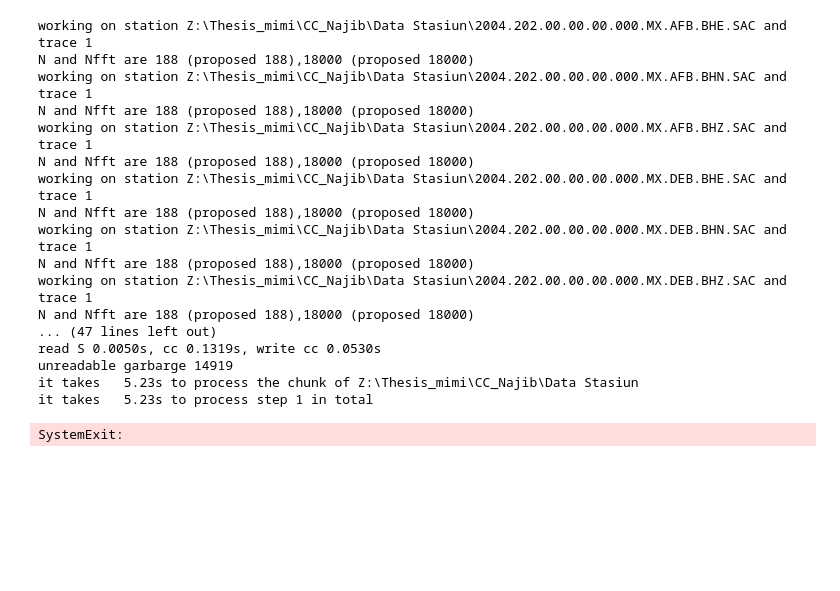
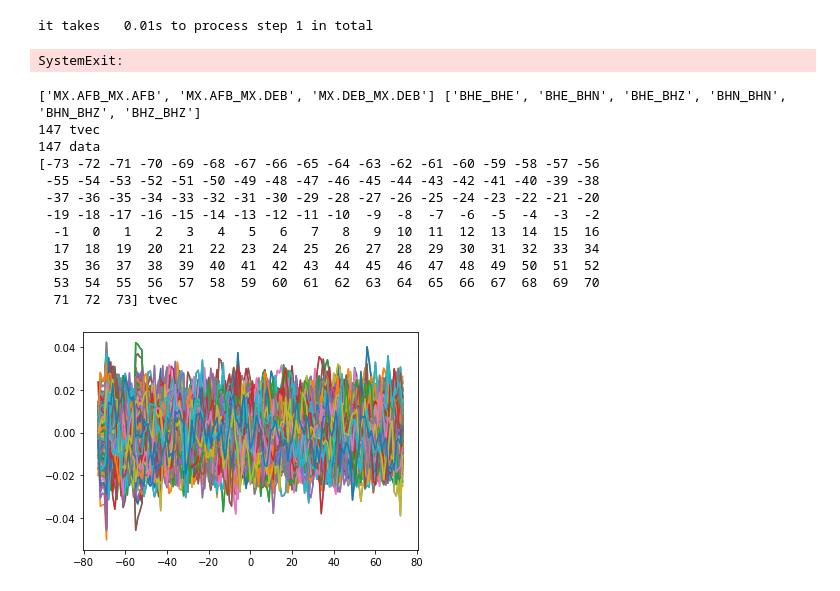
Before and after one commit to najibuhuy/cross-correlation, a Jupyter notebook: cc_rev.ipynb, the cells around one changed output. Saved outputs shown, nothing was run; the diff lists cells and outputs as text; code cells hidden in the pictures; blank space fills up the shorter version.

Commit message:
Create func for read .h5 file

```diff
--- a/cc_rev.ipynb
+++ b/cc_rev.ipynb
@@ -47,21 +47,21 @@ tt0=time.time()
 ########################################
 
 # absolute path parameters
-rootpath  = r'Z:\Thesis_mimi\CC_Najib'                                      # root path for this data processing
+rootpath  = r'/Users/iotsoftwareengineer/cross-correlation-noisepy'                                      # root path for this data processing
 CCFDIR    = os.path.join(rootpath,'CCF')                                    # dir to store CC data
 DATADIR   = os.path.join(rootpath,'Data Stasiun')                               # dir where noise data is located
 local_data_path = os.path.join(rootpath,'Data Stasiun')                         # absolute dir where SAC files are stored: this para is VERY IMPORTANT and has to be RIGHT if input_fmt is not h5 for asdf!!!
 locations = os.path.join(DATADIR,'station.txt')                             # station info including network,station,channel,latitude,longitude,elevation: only needed when input_fmt is not h5 for asdf
 
 # some control parameters
-input_fmt   = 'sac'                                                          # string: 'h5', 'sac','mseed'
+input_fmt   = 'SAC'                                                          # string: 'h5', 'sac','mseed'
 freq_norm   = 'rma'                                                         # 'no' for no whitening, or 'rma' for running-mean average, 'phase_only' for sign-bit normalization in freq domain.
 time_norm   = 'no'                                                          # 'no' for no normalization, or 'rma', 'one_bit' for normalization in time domain
 cc_method   = 'xcorr'                                                       # 'xcorr' for pure cross correlation, 'deconv' for deconvolution; FOR "COHERENCY" PLEASE set freq_norm to "rma", time_norm to "no" and cc_method to "xcorr"
 flag        = True                                                          # print intermediate variables and computing time for debugging purpose
 acorr_only  = False                                                         # only perform auto-correlation
 xcorr_only  = True                                                          # only perform cross-correlation or not
-ncomp       = 2                                                             # 1 or 3 component data (needed to decide whether do rotation)
+ncomp       = 1                                                             # 1 or 3 component data (needed to decide whether do rotation)
 
 # station/instrument info for input_fmt=='sac' or 'mseed'
 stationxml = False                                                          # station.XML file used to remove instrument response for SAC/miniseed data
@@ -205,7 +205,6 @@ for ick in range (rank,splits,size):
     if os.path.isfile(tmpfile):
         ftemp = open(tmpfile,'r')
         alines = ftemp.readlines()
-        print(alines, "alines")
         if len(alines) and alines[-1] == 'done':
             continue
         else:
@@ -274,8 +273,10 @@ for ick in range (rank,splits,size):
                 source[0].stats.sac["stel"] = 0 #elevation
                 source[0].stats.sac["cmpaz"] = 0 #azimuth
                 source[0].stats.sac["cmpinc"] = 0
+                print(fc_para['input_fmt'], "fc_para")
                 inv1   = noise_module.stats2inv(source[0].stats,fc_para,locs)
                 a = noise_module.sta_info_from_inv(inv1)
+
                 # ('AFB', 'MX', 109.77509307861328, -7.626959800720215, 0.0, '00')
                 sta,net,lon,lat,loc, el = noise_module.sta_info_from_inv(inv1)
 
@@ -428,21 +429,39 @@ comm.barrier()
 if rank == 0:
     sys.exit()
 # %% [output]
-working on station Z:\Thesis_mimi\CC_Najib\Data Stasiun\2004.202.00.00.00.000.MX.AFB.BHE.SAC and trace 1
-N and Nfft are 188 (proposed 188),18000 (proposed 18000)
-working on station Z:\Thesis_mimi\CC_Najib\Data Stasiun\2004.202.00.00.00.000.MX.AFB.BHN.SAC and trace 1
-N and Nfft are 188 (proposed 188),18000 (proposed 18000)
-working on station Z:\Thesis_mimi\CC_Najib\Data Stasiun\2004.202.00.00.00.000.MX.AFB.BHZ.SAC and trace 1
-N and Nfft are 188 (proposed 188),18000 (proposed 18000)
-working on station Z:\Thesis_mimi\CC_Najib\Data Stasiun\2004.202.00.00.00.000.MX.DEB.BHE.SAC and trace 1
-N and Nfft are 188 (proposed 188),18000 (proposed 18000)
-working on station Z:\Thesis_mimi\CC_Najib\Data Stasiun\2004.202.00.00.00.000.MX.DEB.BHN.SAC and trace 1
-N and Nfft are 188 (proposed 188),18000 (proposed 18000)
-working on station Z:\Thesis_mimi\CC_Najib\Data Stasiun\2004.202.00.00.00.000.MX.DEB.BHZ.SAC and trace 1
-N and Nfft are 188 (proposed 188),18000 (proposed 18000)
-... (47 lines left out)
-read S 0.0050s, cc 0.1319s, write cc 0.0530s
-unreadable garbarge 14919
-it takes   5.23s to process the chunk of Z:\Thesis_mimi\CC_Najib\Data Stasiun
-it takes   5.23s to process step 1 in total
+it takes   0.01s to process step 1 in total
 SystemExit:
+# %%
+#Cara Baca .h5, Rekomendasi untuk mengukur panjang array dari data kemudian disamakan dengan sb.y
+cc_h5 = 'Data Stasiun.h5'
+maxlag = 73
+dt = 1
+tvec = np.arange(-maxlag,maxlag+dt,dt)
+
+with pyasdf.ASDFDataSet(cc_h5,mode='r') as ds:
+    data_type = ds.auxiliary_data.list()
+    path = ds.auxiliary_data[data_type[0]].list()
+    print(data_type,path)
+
+    data = ds.auxiliary_data[data_type[0]][path[0]].data[:]
+    para = ds.auxiliary_data[data_type[0]][path[0]].parameters
+#     print(data,para)
+    print(len(tvec), "tvec")
+    print(len(data), "data")
+    print(tvec, "tvec")
+    # plot the waveform again
+    plt.plot(tvec,data)
+# %% [output]
+['MX.AFB_MX.AFB', 'MX.AFB_MX.DEB', 'MX.DEB_MX.DEB'] ['BHE_BHE', 'BHE_BHN', 'BHE_BHZ', 'BHN_BHN', 'BHN_BHZ', 'BHZ_BHZ']
+147 tvec
+147 data
+[-73 -72 -71 -70 -69 -68 -67 -66 -65 -64 -63 -62 -61 -60 -59 -58 -57 -56
+ -55 -54 -53 -52 -51 -50 -49 -48 -47 -46 -45 -44 -43 -42 -41 -40 -39 -38
+ -37 -36 -35 -34 -33 -32 -31 -30 -29 -28 -27 -26 -25 -24 -23 -22 -21 -20
+ -19 -18 -17 -16 -15 -14 -13 -12 -11 -10  -9  -8  -7  -6  -5  -4  -3  -2
+  -1   0   1   2   3   4   5   6   7   8   9  10  11  12  13  14  15  16
+  17  18  19  20  21  22  23  24  25  26  27  28  29  30  31  32  33  34
+  35  36  37  38  39  40  41  42  43  44  45  46  47  48  49  50  51  52
+  53  54  55  56  57  58  59  60  61  62  63  64  65  66  67  68  69  70
+  71  72  73] tvec
+[figure, added]
```
Also changed, not shown: 9 other files.
